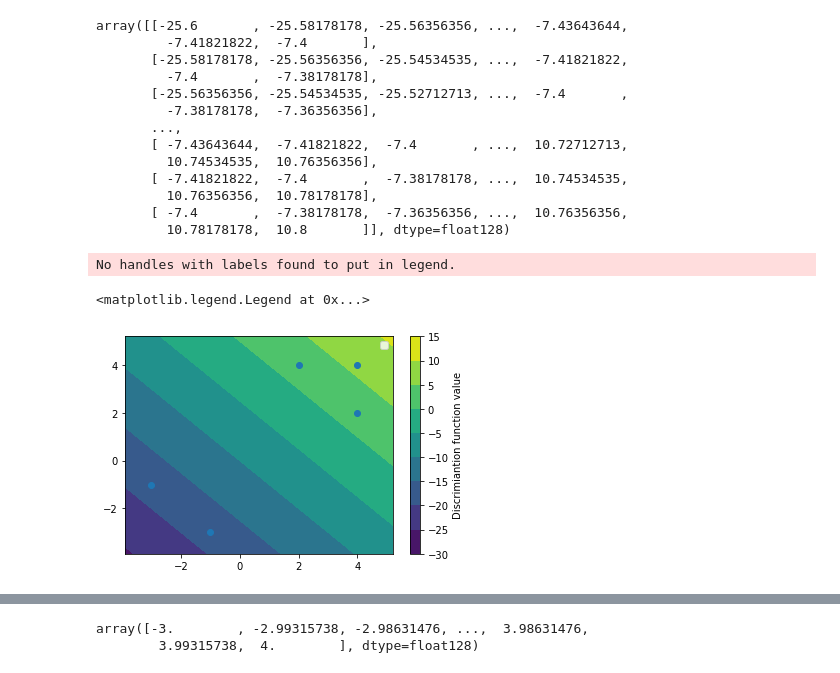
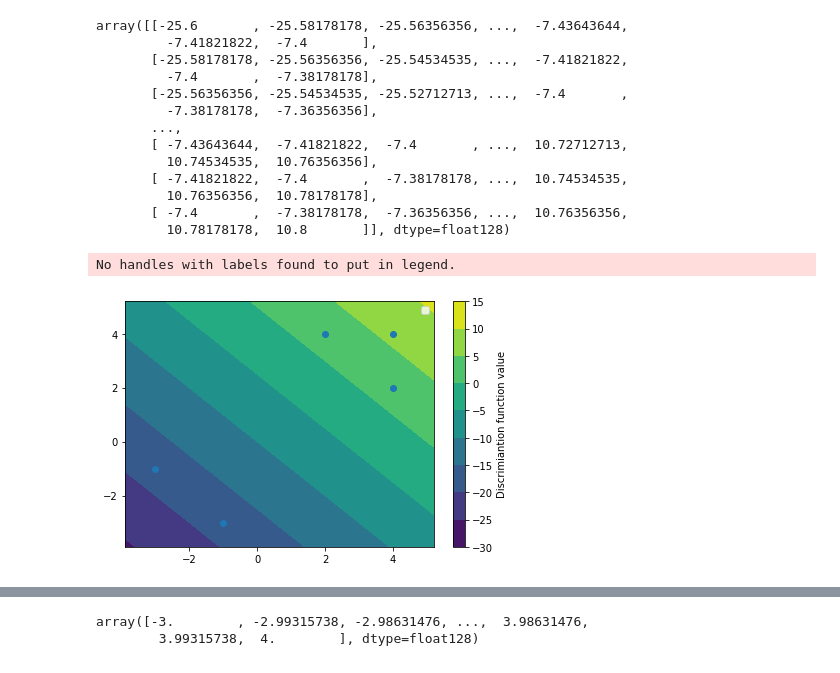
Before and after one commit to PatrykLisik/master-degree, a Jupyter notebook: semestr_2/statystyczne_metody_rozpoznawania_obrazu/notebooks/zad3.ipynb, the cells around one changed output, grey strips where cells are left out. Cells and saved outputs as stored; diff of their text form; code cells hidden in the pictures.

```diff
--- a/semestr_2/statystyczne_metody_rozpoznawania_obrazu/notebooks/zad3.ipynb
+++ b/semestr_2/statystyczne_metody_rozpoznawania_obrazu/notebooks/zad3.ipynb
@@ -115,13 +114,13 @@ array([[-25.6       , -25.58178178, -25.56356356, ...,  -7.43643644,
 # %%
 h= plt.contourf(x, x, Z)
 markers = np.array(train_data[:,2]+2, dtype=np.int64).astype(str)
 plt.scatter(train_data[:,0],train_data[:,1])
 plt.colorbar(h, label="Discrimiantion function value")
 plt.legend()
+plt.tight_layout()
 # %% [output]
 No handles with labels found to put in legend.
-<matplotlib.legend.Legend at 0x...>
-[figure, old version]
+[figure, new version]
 # %%
 
 markers
```
Also changed, not shown: parts of 6 cells of this notebook.
